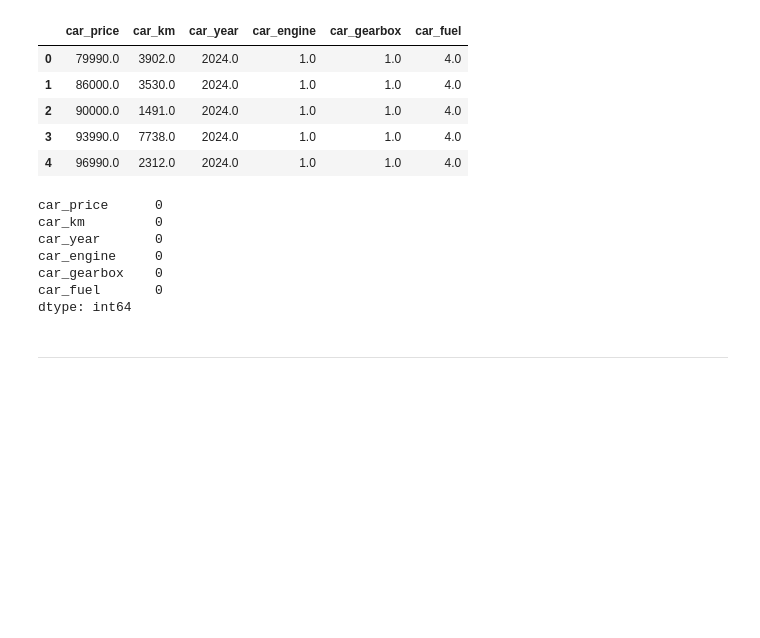
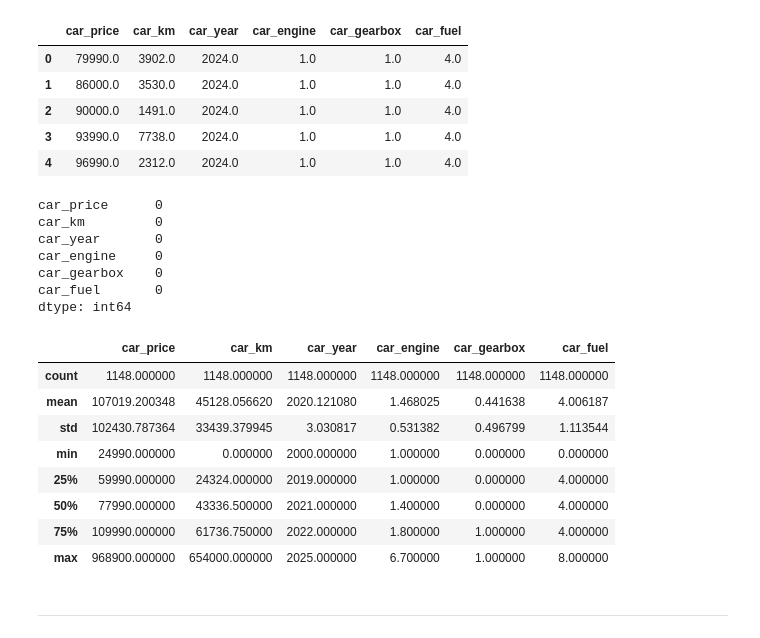
Before and after one commit to V1ct0rC/analise-seminovos-recife, a Jupyter notebook: TAGDI_Projeto_1.ipynb, the cells around one changed output. Cells and saved outputs as stored; diff of their text form; code cells hidden in the pictures; blank space fills up the shorter version.

Commit message:
feat: different value fills

```diff
--- a/TAGDI_Projeto_1.ipynb
+++ b/TAGDI_Projeto_1.ipynb
@@ -127,6 +159,6 @@ dtype: int64
 # %%
-df.dropna(thresh=0.7*len(df), axis=1, inplace=True)
-df.columns
+df_cars.dropna(thresh=0.7*len(df_cars), axis=1, inplace=True)
+df_cars.columns
 # %% [output]
 Index(['car_price', 'car_km', 'car_year', 'car_engine', 'car_gearbox',
        'car_fuel'],
@@ -134,6 +182,6 @@ Index(['car_price', 'car_km', 'car_year', 'car_engine', 'car_gearbox',
 # %%
-# df['car_gearbox'] = df['car_gearbox'].cat.codes
-# df['car_fuel'] = df['car_fuel'].cat.codes
+df_cars['car_gearbox'] = df_cars['car_gearbox'].cat.codes
+df_cars['car_fuel'] = df_cars['car_fuel'].cat.codes.replace(-1, np.nan)
 
-df.count()
+df_cars.count()
 # %% [output]
@@ -166,0 +245,3 @@ Imputing row 1101/1161 with 0 missing, elapsed time: 0.222
+# %%
+df_knn = KNN(k=5).fit_transform(df_cars)
+df_knn.shape
@@ -167,6 +262,6 @@ Imputing row 1101/1161 with 0 missing, elapsed time: 0.222
 # %%
-df_fill = pd.DataFrame(data=df_knn[0:,0:],columns=[df.columns])
-df_fill.head()
+df_knn_fill = pd.DataFrame(data=df_knn[0:,0:],columns=[df_cars.columns])
+df_knn_fill.head()
 # %% [output]
 |  | car_price | car_km | car_year | car_engine | car_gearbox | car_fuel |
 | 0 | 79990.0 | 3902.0 | 2024.0 | 1.0 | 1.0 | 4.0 |
@@ -184,6 +279,18 @@ car_engine     0
 car_gearbox    0
 car_fuel       0
 dtype: int64
+# %%
+df_knn_fill.describe()
+# %% [output]
+|  | car_price | car_km | car_year | car_engine | car_gearbox | car_fuel |
+| count | 1148.000000 | 1148.000000 | 1148.000000 | 1148.000000 | 1148.000000 | 1148.000000 |
+| mean | 107019.200348 | 45128.056620 | 2020.121080 | 1.468025 | 0.441638 | 4.006187 |
+| std | 102430.787364 | 33439.379945 | 3.030817 | 0.531382 | 0.496799 | 1.113544 |
+| min | 24990.000000 | 0.000000 | 2000.000000 | 1.000000 | 0.000000 | 0.000000 |
+| 25% | 59990.000000 | 24324.000000 | 2019.000000 | 1.000000 | 0.000000 | 4.000000 |
+| 50% | 77990.000000 | 43336.500000 | 2021.000000 | 1.400000 | 0.000000 | 4.000000 |
+| 75% | 109990.000000 | 61736.750000 | 2022.000000 | 1.800000 | 1.000000 | 4.000000 |
+| max | 968900.000000 | 654000.000000 | 2025.000000 | 6.700000 | 1.000000 | 8.000000 |
 # %%
 # df_fill = df.apply(lambda x: x.fillna(x.value_counts().index[0]))
 # df_fill.isnull().sum()
```
Also changed, not shown: parts of 39 cells of this notebook.
